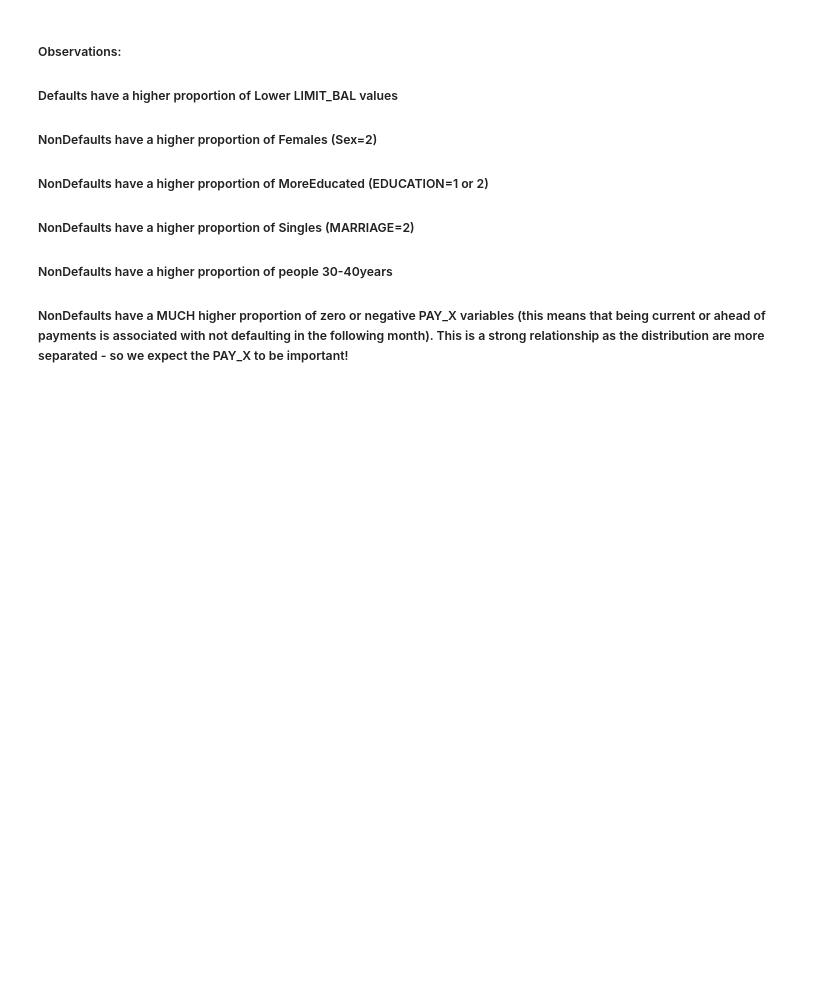
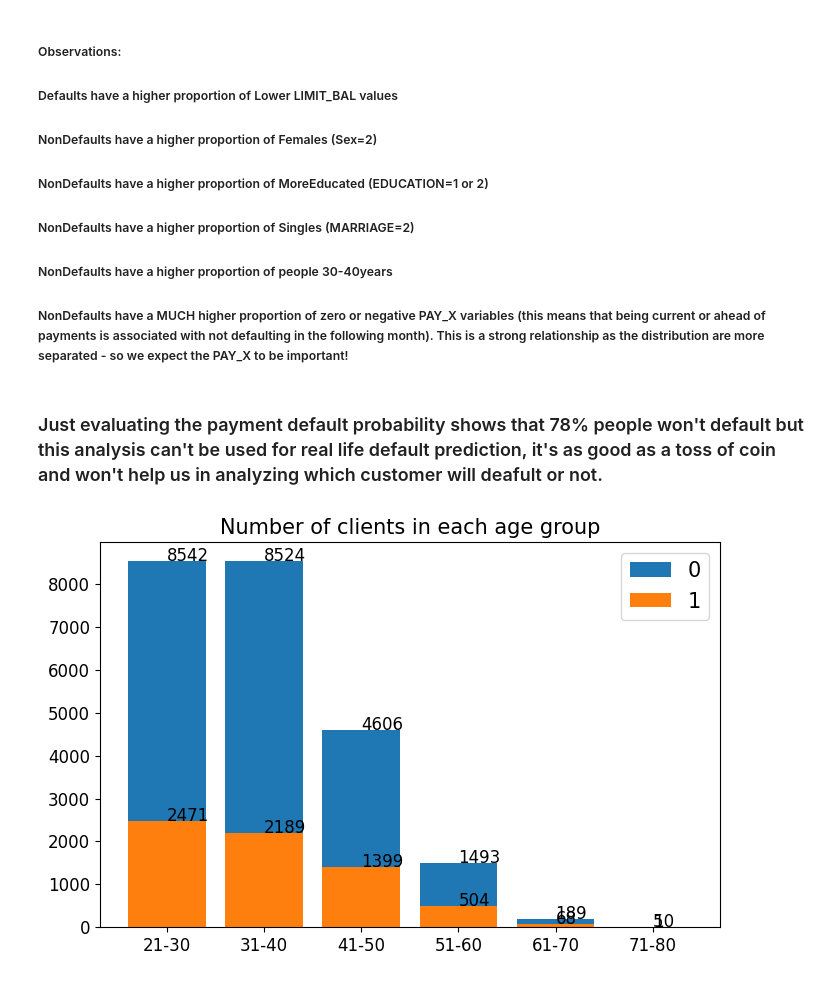
Before and after one commit to keshav1998/renew-hiring-challenge, a Jupyter notebook: EDA.ipynb, the cells around one changed output. Cells and saved outputs as stored; diff of their text form; code cells hidden in the pictures; blank space fills up the shorter version.

```diff
--- a/EDA.ipynb
+++ b/EDA.ipynb
@@ -166,3 +230,31 @@ g = g.map( sns.distplot, "value", kde=True).add_legend()
 ##### NonDefaults have a higher proportion of Singles (MARRIAGE=2)
 ##### NonDefaults have a higher proportion of people 30-40years
 ##### NonDefaults have a MUCH higher proportion of zero or negative PAY_X variables (this means that being current or ahead of payments is associated with not defaulting in the following month). This is a strong relationship as the distribution are more separated - so we expect the PAY_X to be important!
+# %% [markdown]
+### Just evaluating the payment default probability shows that 78% people won't default but this analysis can't be used for real life default prediction, it's as good as a toss of coin and won't help us in analyzing which customer will deafult or not.
+# %%
+# Creating bins for age
+bins = [20,30,40,50,60,70,80]
+names = ['21-30','31-40','41-50','51-60','61-70','71-80']
+df['AGE_BIN'] = pd.cut(x=df.AGE, bins=bins, labels=names, right=True)
+
+# Extracting count of ages for defaults and non defaults payments
+age_cnt = df.AGE_BIN.value_counts()
+age_0 = (df.AGE_BIN[f['default payment next month'] == 0].value_counts())
+age_1 = (df.AGE_BIN[df['default payment next month'] == 1].value_counts())
+
+
+plt.subplots(figsize=(8,5))
+plt.bar(age_0.index, age_0.values, label='0')
+plt.bar(age_1.index, age_1.values, label='1')
+for x,y in zip(names,age_0):
+    plt.text(x,y,y,fontsize=12)
+for x,y in zip(names,age_1):
+    plt.text(x,y,y,fontsize=12)
+plt.xticks(fontsize=12)
+plt.yticks(fontsize=12)
+plt.title("Number of clients in each age group", fontsize=15)
+plt.legend(loc='upper right', fontsize=15)
+plt.show()
+# %% [output]
+[figure, added]
```
Also changed, not shown: parts of 18 cells of this notebook, 1 other file.
